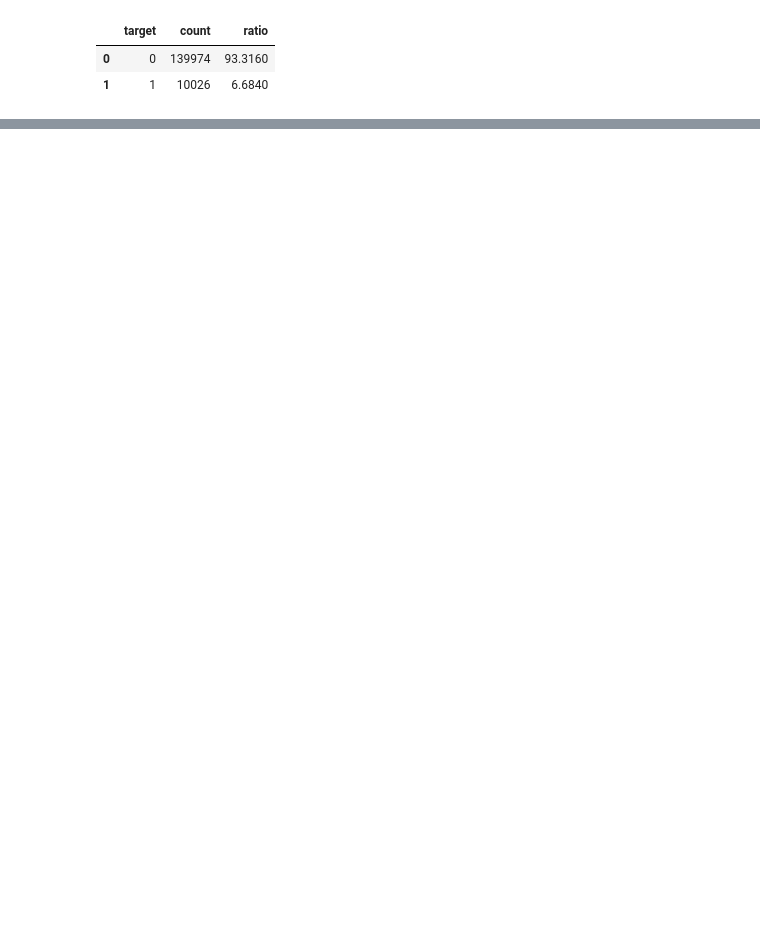
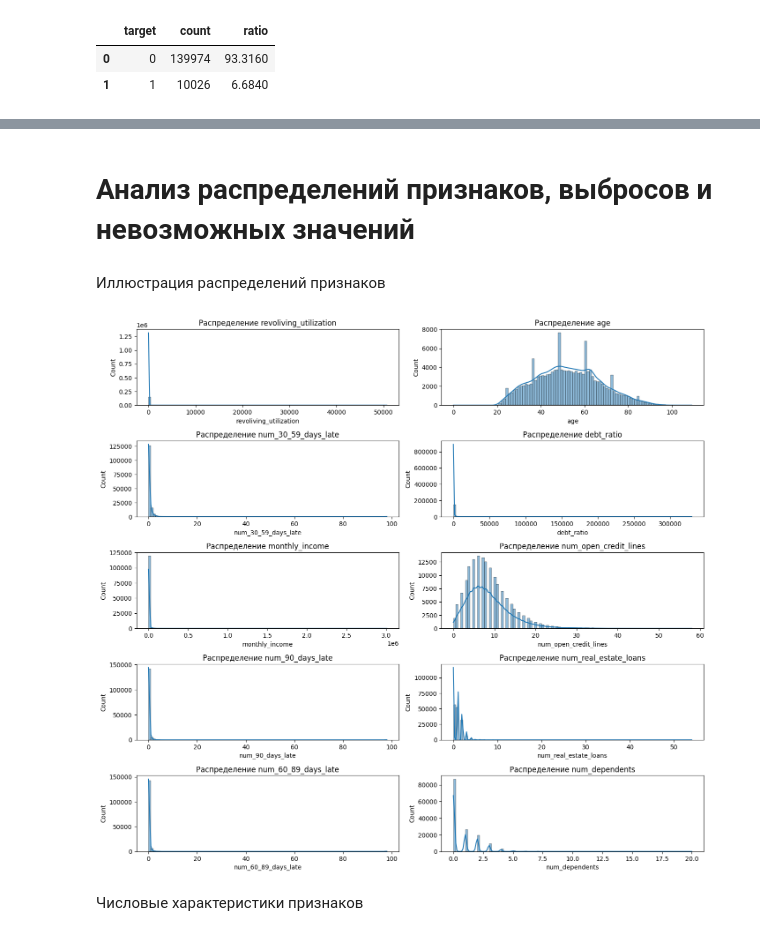
Before and after one commit to drema3-4/Give_me_some_credit, a Jupyter notebook: notebooks/01_eda_data.ipynb, the cells around one changed output, grey strips where cells are left out. Drawn from its saved outputs; the diff is of its cells as text; code cells hidden in the pictures; blank space fills up the shorter version.

Commit message:
feature-01_eda_data: доделал анализ значений признаков

```diff
--- a/notebooks/01_eda_data.ipynb
+++ b/notebooks/01_eda_data.ipynb
@@ -204,0 +276,20 @@ target_class_stats
+# %% [markdown]
+# Анализ распределений признаков, выбросов и невозможных значений
+# %% [markdown]
+Иллюстрация распределений признаков
+# %%
+columns = data.drop(columns="target").columns
+num_columns = len(columns)
+
+plt.figure(figsize=(14, 25))
+for i, column in enumerate(columns):
+    plt.subplot(num_columns, 2, i + 1)
+    sns.histplot(data=data, x=column, bins=100, kde=True)
+    plt.title(f"Распределение {column}")
+
+plt.tight_layout()
+plt.show()
+# %% [output]
+[figure, added]
+# %% [markdown]
+Числовые характеристики признаков
```
Also changed, not shown: parts of 165 cells of this notebook, 7 other files.
